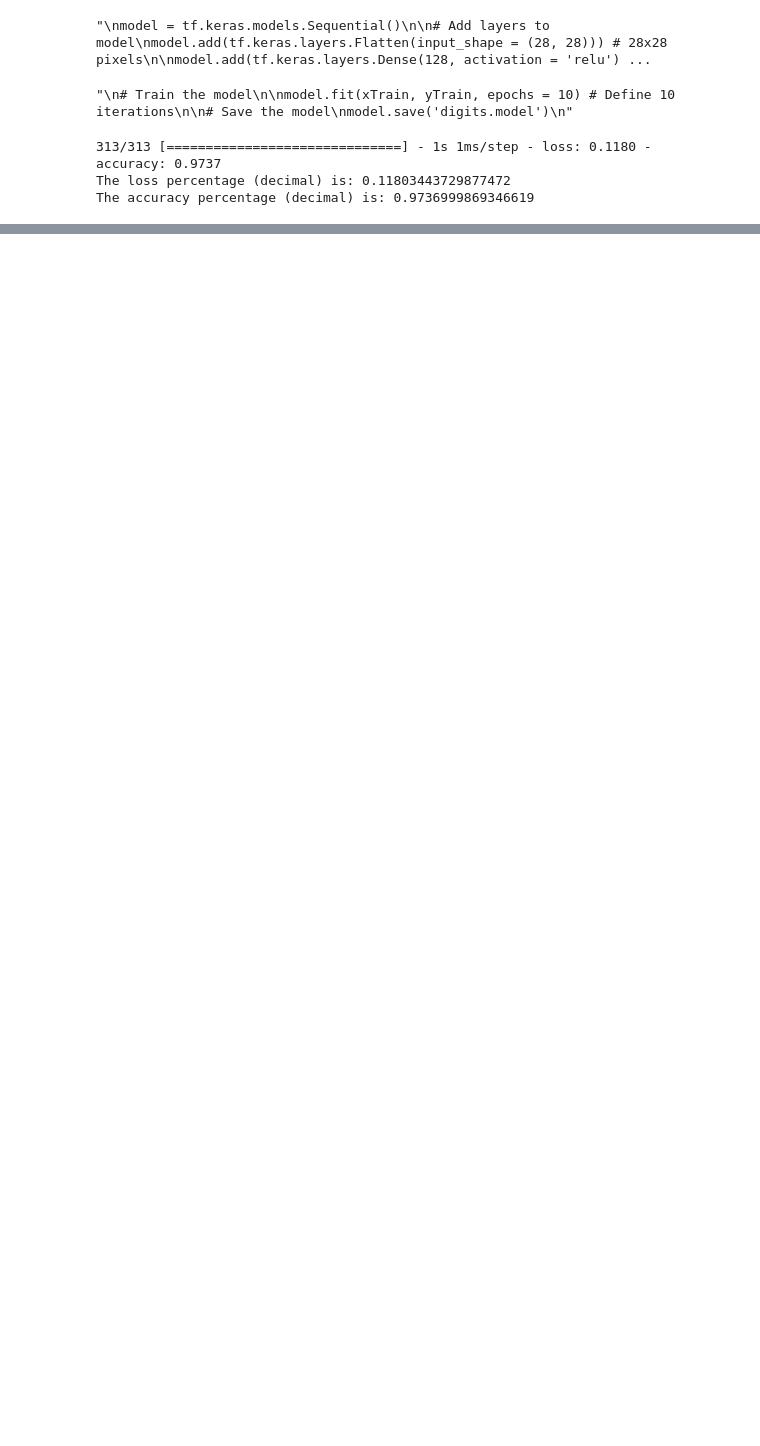
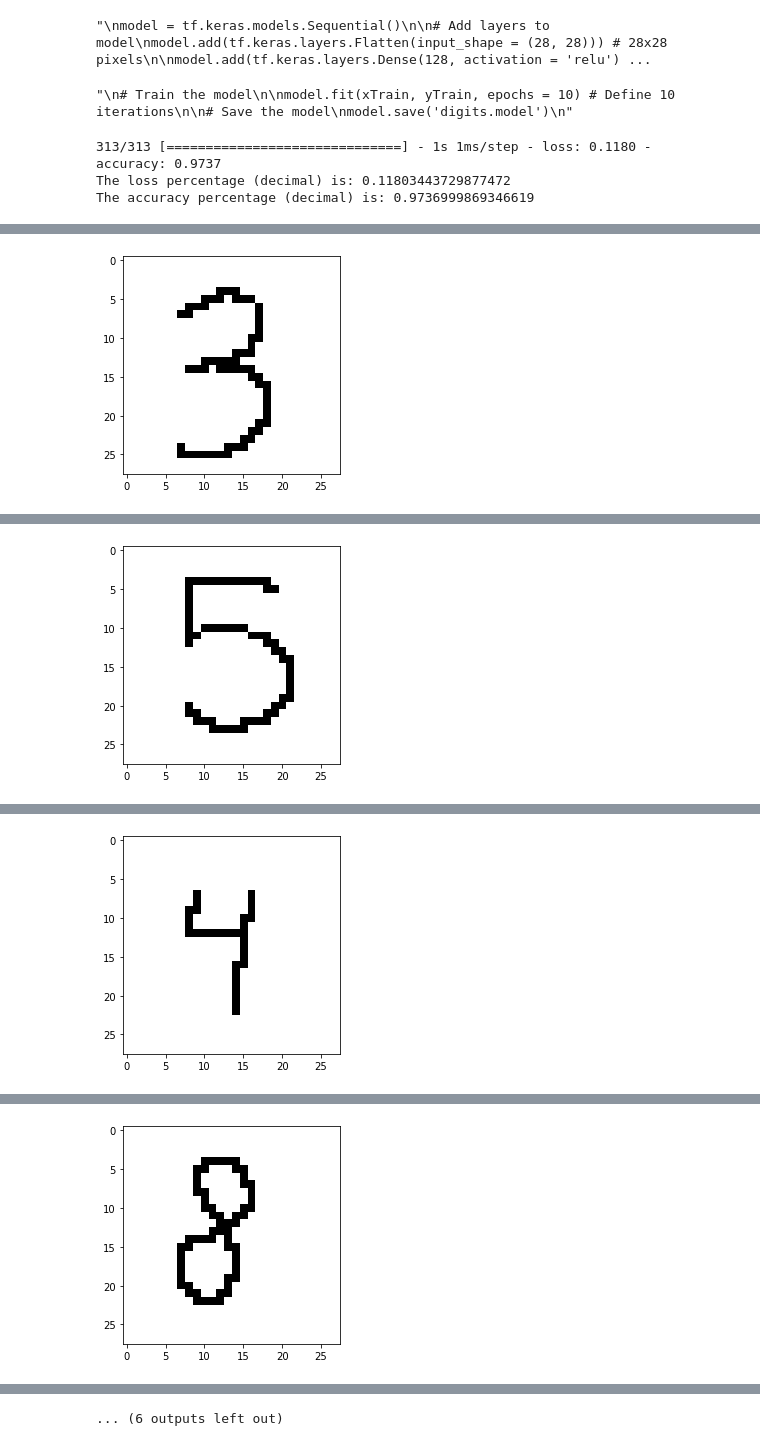
Before and after one commit to sfiguero-git/Handwriting-Recognition-NN, a Jupyter notebook: DigitsNeuralNetwork.ipynb, the cells around one changed output, grey strips where cells are left out. Saved outputs shown, nothing was run; the diff lists cells and outputs as text; code cells hidden in the pictures; blank space fills up the shorter version.

Commit message:
Added image classification functionality and changed sample images.

```diff
--- a/DigitsNeuralNetwork.ipynb
+++ b/DigitsNeuralNetwork.ipynb
@@ -67,3 +67,21 @@ print('The accuracy percentage (decimal) is: ' + str(accuracy)) # We want a high
 313/313 [==============================] - 1s 1ms/step - loss: 0.1180 - accuracy: 0.9737
 The loss percentage (decimal) is: 0.11803443729877472
 The accuracy percentage (decimal) is: 0.9736999869346619
+# %%
+# Classifying sample images
+
+i = 0 # Counter to iterate through images that will be classified.
+while os.path.isfile(f"images/{i}.png"):
+	try:
+		image = cv2.imread(f"images/{i}.png")[:,:,0]
+		image = np.invert(np.array([image]))
+		prediction = model.predict(image)
+		print(f"The digit in the image has been identified as: {np.argmax(prediction)}")
+		# Show original image
+		plt.imshow(image[0], cmap = plt.cm.binary)
+		plt.show()
+	except:
+		print("There has been an error, please try again.")
+	finally:
+		i += 1
+# %% [output]
@@ -69,0 +90 @@ The accuracy percentage (decimal) is: 0.9736999869346619
+[figure, added]
@@ -69,0 +93 @@ The accuracy percentage (decimal) is: 0.9736999869346619
+[figure, added]
@@ -69,0 +96 @@ The accuracy percentage (decimal) is: 0.9736999869346619
+[figure, added]
@@ -69,0 +99 @@ The accuracy percentage (decimal) is: 0.9736999869346619
+[figure, added]
@@ -69,0 +106 @@ The accuracy percentage (decimal) is: 0.9736999869346619
+... (6 outputs left out)
```
Also changed, not shown: parts of 1 cell of this notebook, 31 other files.
